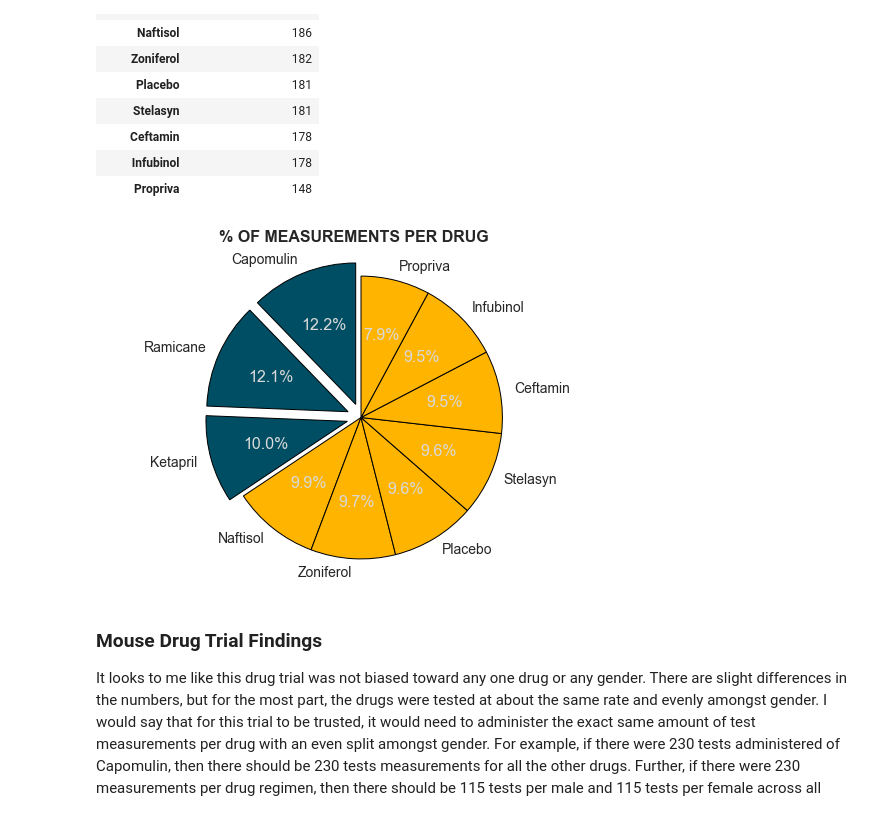
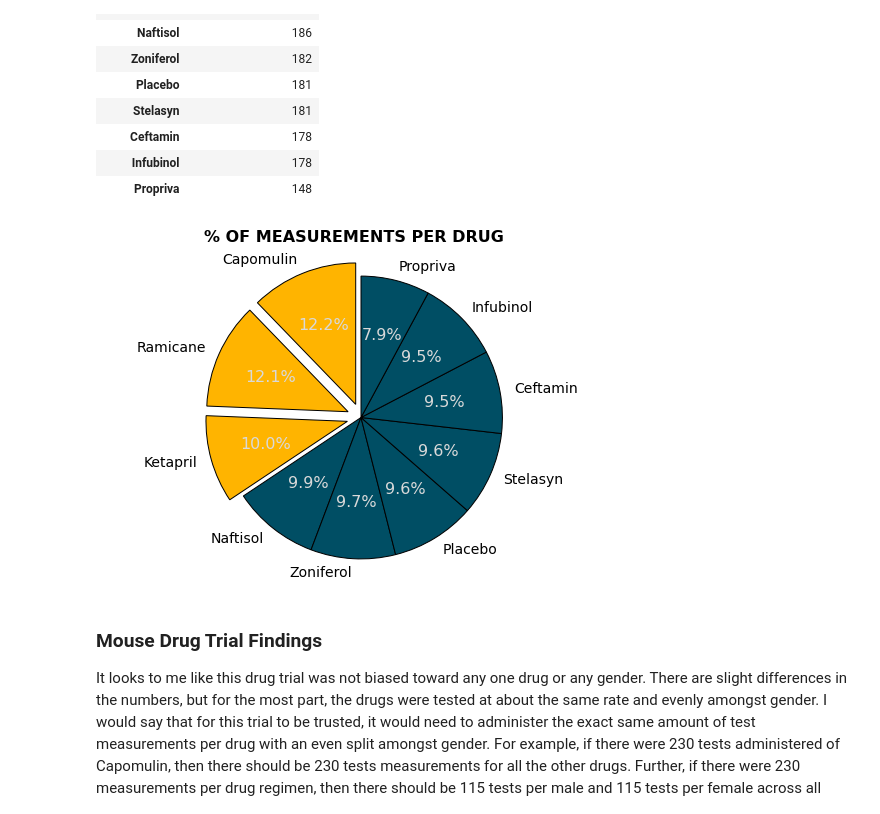
Before and after one commit to mathewqpmiller/Matplotlib-Pymaceuticals_Analysis, a Jupyter notebook: Matplotlib_Pharmaceuticals_Analysis_Final.ipynb, the cells around one changed output. Saved outputs shown, nothing was run; the diff lists cells and outputs as text; code cells hidden in the pictures.

Commit message:
Adding updated charts styling

```diff
--- a/Matplotlib_Pharmaceuticals_Analysis_Final.ipynb
+++ b/Matplotlib_Pharmaceuticals_Analysis_Final.ipynb
@@ -559,45 +639,45 @@ drugs = ["Capomulin", "Ramicane", "Ketapril", "Naftisol", "Zoniferol",
 measurements = [230, 228, 188, 186, 182, 181, 181, 178, 178, 148]
 
 # Define colors: first five segments are gold, last five are teal
-colors = ["#004E64", "#004E64", "#004E64", "#FFB400", "#FFB400",
-          "#FFB400", "#FFB400", "#FFB400", "#FFB400", "#FFB400"]
+colors = ["#FFB400", "#FFB400", "#FFB400", "#004E64", "#004E64",
+          "#004E64", "#004E64", "#004E64", "#004E64", "#004E64"]
 
 # Explode the last 3 segments (adjust for readability)
 explode = (0.1, 0.1, 0.1, 0, 0, 0, 0, 0, 0, 0)
 
-# Create figure with a specific size (9, 6)
+# Create figure with a specific size
 fig, ax = plt.subplots(figsize=(9, 6))
 
 # Plot the pie chart with no edgecolor for the segments, except the one with the highest percentage
 wedges, texts, autotexts = ax.pie(
     measurements,
     explode=explode,
     labels=drugs,
     colors=colors,
     autopct="%1.1f%%",
     startangle=90,
     textprops={'fontsize': 14, 'fontweight': 'normal'},  # Non-bold drug labels
     wedgeprops={'edgecolor': 'black'}  # Adding edge color to the highest percentage segment
 )
 
 # Set larger font size and bold for percentage numbers, with grey color for percentages
 for autotext in autotexts:
     autotext.set_fontsize(16)  # Larger font size for percentage numbers
     autotext.set_color("#D9D9D9")  # Set the color of the percentage numbers
 
 # Add a title with larger font size and bold
 plt.title('% OF MEASUREMENTS PER DRUG', fontsize=16, fontweight='bold')
 
 # Set Pie chart axis to make sure it's circular
 ax.axis("equal")
 
 # Save the plot as an image (optional)
 plt.savefig("images/Drug_Percentage_Pyplot_PieChart.png", bbox_inches="tight")
 
 # Show the plot
 plt.show()
 # %% [output]
-[figure, old version]
+[figure, new version]
 # %% [markdown]
 ### Mouse Drug Trial Findings
 It looks to me like this drug trial was not biased toward any one drug or any gender.  There are slight differences in the numbers, but for the most part, the drugs were tested at about the same rate and evenly amongst gender.  I would say that for this trial to be trusted, it would need to administer the exact same amount of test measurements per drug with an even split amongst gender.  For example, if there were 230 tests administered of Capomulin, then there should be 230 tests measurements for all the other drugs.  Further, if there were 230 measurements per drug regimen, then there should be 115 tests per male and 115 tests per female across all drugs.  I would think that this would provide the most accurate picture of what these drugs are capable of and which one is more effective at achieving its goal.
```
Also changed, not shown: parts of 9 cells of this notebook, 11 other files.
